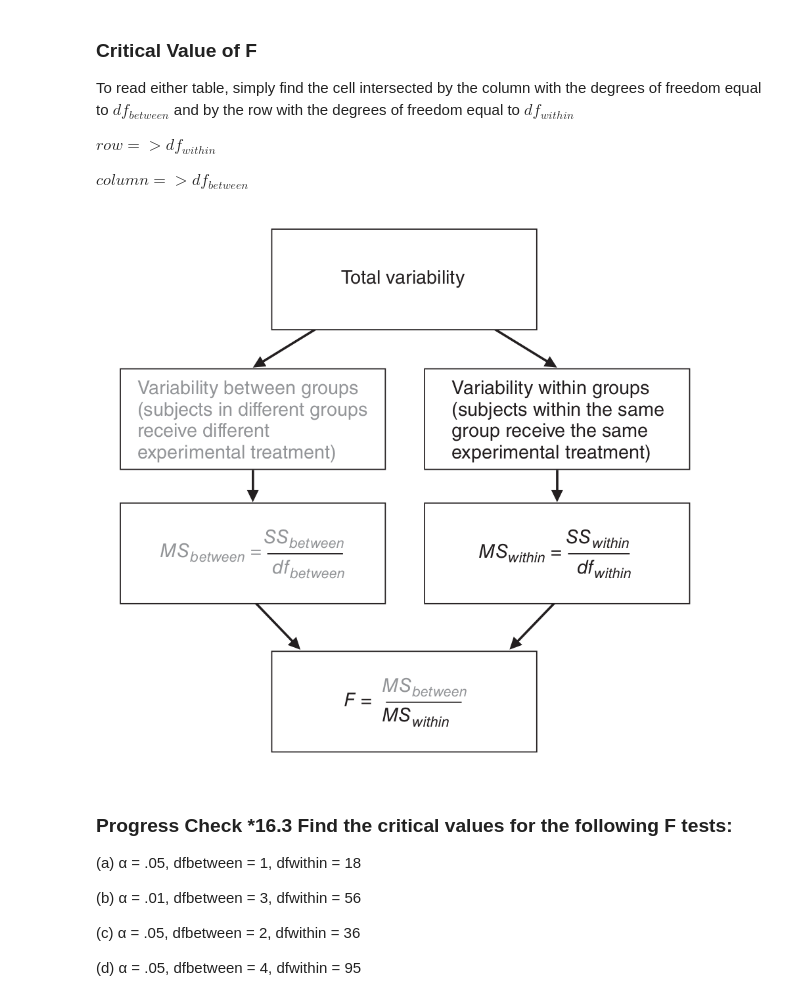
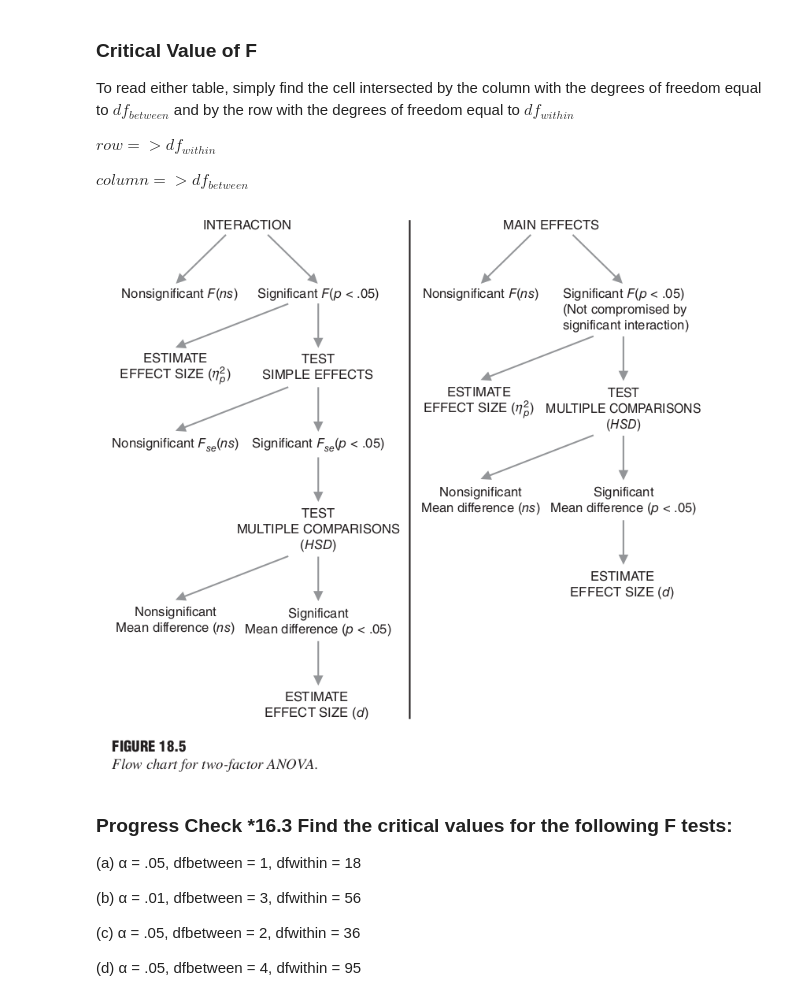
Before and after one commit to carleyeshield21/StatisticsDataScience, a Jupyter notebook: Statistics_Training/Statistics_Witte/Statistics_Analysis_of_Variance_(One Factor).ipynb, the cells around one changed output. Saved outputs shown, nothing was run; the diff lists cells and outputs as text; code cells hidden in the pictures.

```diff
--- a/Statistics_Training/Statistics_Witte/Statistics_Analysis_of_Variance_(One Factor).ipynb
+++ b/Statistics_Training/Statistics_Witte/Statistics_Analysis_of_Variance_(One Factor).ipynb
@@ -176,9 +176,9 @@ $row => df_{within}$
 $column => df_{between}$
 # %%
 from IPython.display import Image
-Image(filename='stat_infographic/Anova.png')
+Image(filename='stat_infographic/Two_factor_Anova_flowchart.png')
 # %% [output]
-[figure, old version]
+[figure, new version]
 # %% [markdown]
 ### Progress Check *16.3 Find the critical values for the following F tests:
 (a) α = .05, dfbetween = 1, dfwithin = 18
```
Also changed, not shown: 1 other file.
